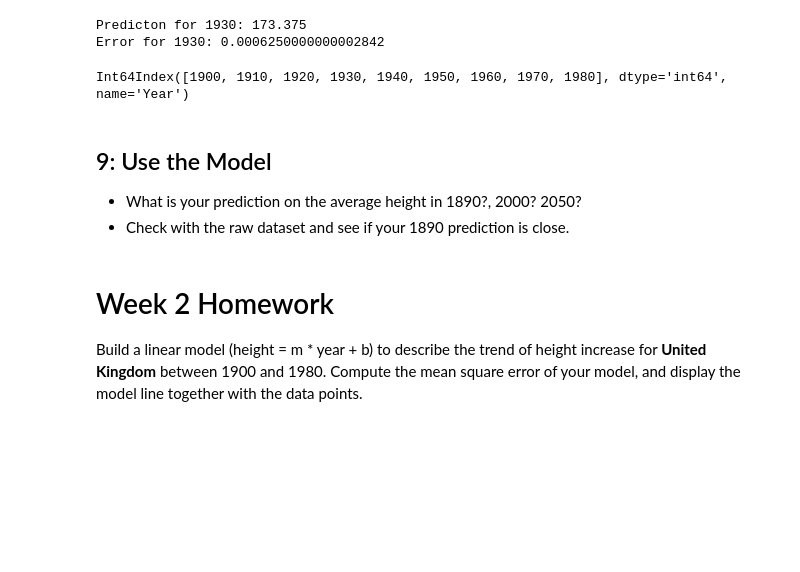
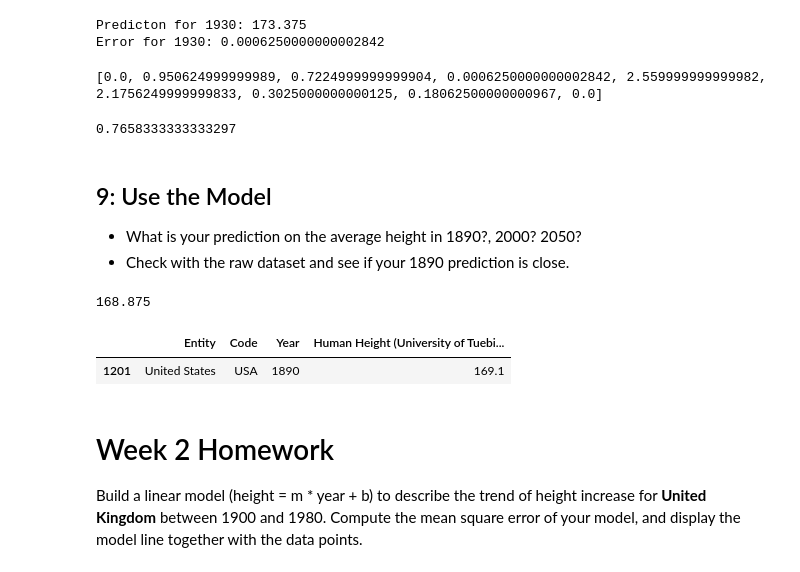
Before and after one commit to ch00226855/CMP414765Spring2021, a Jupyter notebook: Week02_FirstExample.ipynb, the cells around one changed output. Drawn from its saved outputs; the diff is of its cells as text; code cells hidden in the pictures; blank space fills up the shorter version.

```diff
--- a/Week02_FirstExample.ipynb
+++ b/Week02_FirstExample.ipynb
@@ -366,26 +366,31 @@ Error for 1930: 0.0006250000000002842
 # %%
 # Calculate errors for each year
 
-data.index
+# all the years are contained in data.index
 
 errors = []
 
 for year in data.index:
     # Calculate the squared error for that year
-    # error = ???
+    x = year
+    y = data.loc[x, 'Height(cm)']
+    prediction = m * x + b
+    error = (prediction - y) ** 2
 
     # append the error to the errors list
     errors.append(error)
 
 # Now you should have a list of errors.
 print(errors)
-
-# Calculate the mean squared error, use np.mean() function
-print(np.mean(errors))
 # %% [output]
-Int64Index([1900, 1910, 1920, 1930, 1940, 1950, 1960, 1970, 1980], dtype='int64', name='Year')
+[0.0, 0.950624999999989, 0.7224999999999904, 0.0006250000000002842, 2.559999999999982, 2.1756249999999833, 0.3025000000000125, 0.18062500000000967, 0.0]
 # %%
-# Calculate the mean squared error
+# Calculate the mean squared error, use np.mean() function
+print(np.mean(errors))
+
+# The MSE should be evaluated relatively.
+# %% [output]
+0.7658333333333297
 # %% [markdown]
 ## 9: Use the Model
 - What is your prediction on the average height in 1890?, 2000? 2050?
@@ -395,5 +398,21 @@ Int64Index([1900, 1910, 1920, 1930, 1940, 1950, 1960, 1970, 1980], dtype='int64'
+# %%
+# Calculate the model prediction for year = 1890
+
+# height = m * year + b
+# height = 0.1125 * year - 43.75
+
+# What is the prediction for 1890?
+height_prediction_1890 = 0.1125 * 1890 - 43.75
+print(height_prediction_1890)
+# %% [output]
+168.875
 # %%
 # Find the actual average height for year 1890.
+
+raw_data[(raw_data['Entity'] == "United States") & (raw_data['Year'] == 1890)]
+# %% [output]
+|  | Entity | Code | Year | Human Height (University of Tuebi... |
+| 1201 | United States | USA | 1890 | 169.1 |
 # %% [markdown]
 # Week 2 Homework
 Build a linear model (height = m * year + b) to describe the trend of height increase for **United Kingdom** between 1900 and 1980. Compute the mean square error of your model, and display the model line together with the data points.
```
Also changed, not shown: parts of 1 cell of this notebook.
